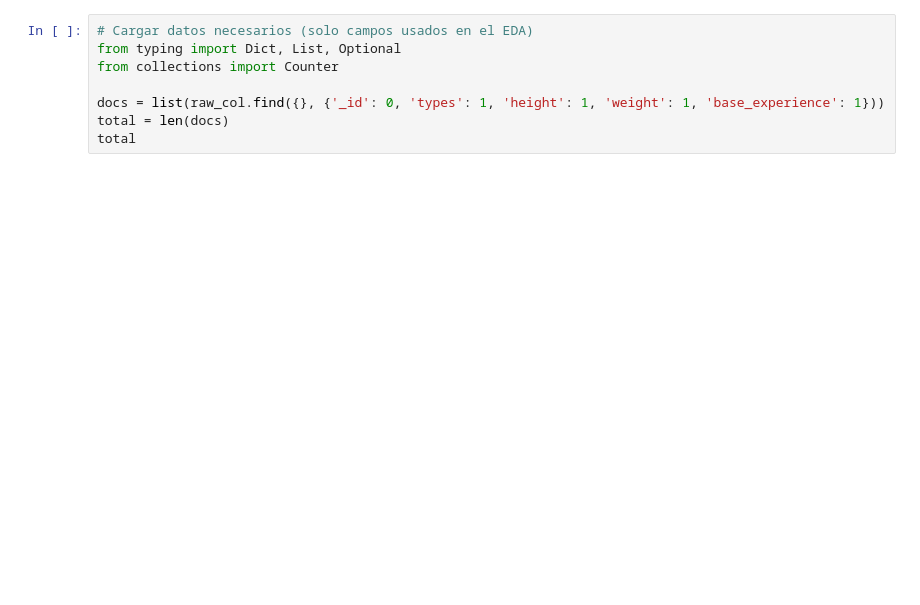
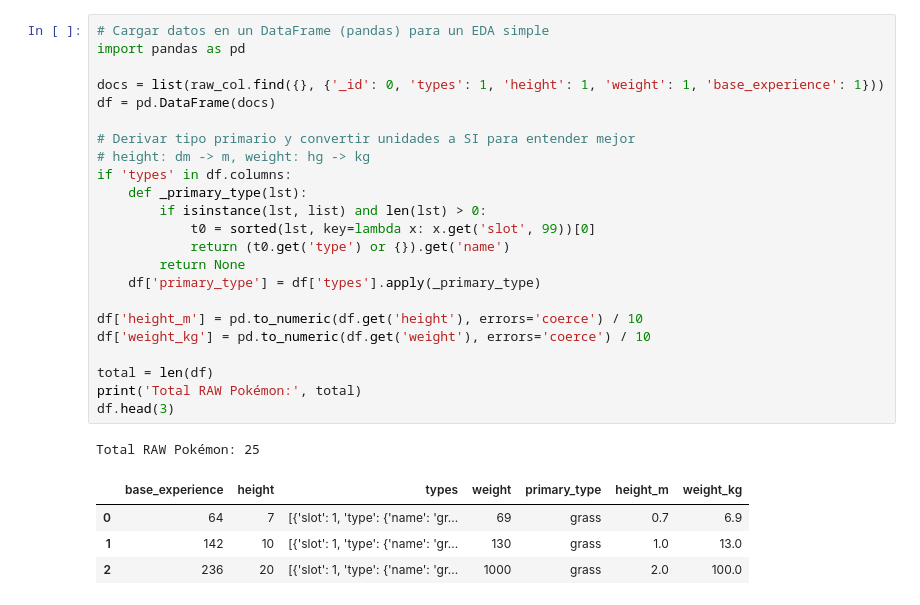
Before and after one commit to NicolasBusch23/taller_4_bases_de_datos, a Jupyter notebook: EDA/RAW_EDA.ipynb, the cells around one changed output. Saved outputs shown, nothing was run; the diff lists cells and outputs as text; blank space fills up the shorter version.

```diff
--- a/EDA/RAW_EDA.ipynb
+++ b/EDA/RAW_EDA.ipynb
@@ -24,9 +29,30 @@ raw_col
 # %%
-# Cargar datos necesarios (solo campos usados en el EDA)
-from typing import Dict, List, Optional
-from collections import Counter
+# Cargar datos en un DataFrame (pandas) para un EDA simple
+import pandas as pd
 
 docs = list(raw_col.find({}, {'_id': 0, 'types': 1, 'height': 1, 'weight': 1, 'base_experience': 1}))
-total = len(docs)
-total
+df = pd.DataFrame(docs)
+
+# Derivar tipo primario y convertir unidades a SI para entender mejor
+# height: dm -> m, weight: hg -> kg
+if 'types' in df.columns:
+    def _primary_type(lst):
+        if isinstance(lst, list) and len(lst) > 0:
+            t0 = sorted(lst, key=lambda x: x.get('slot', 99))[0]
+            return (t0.get('type') or {}).get('name')
+        return None
+    df['primary_type'] = df['types'].apply(_primary_type)
+
+df['height_m'] = pd.to_numeric(df.get('height'), errors='coerce') / 10
+df['weight_kg'] = pd.to_numeric(df.get('weight'), errors='coerce') / 10
+
+total = len(df)
+print('Total RAW Pokémon:', total)
+df.head(3)
+# %% [output]
+Total RAW Pokémon: 25
+|  | base_experience | height | types | weight | primary_type | height_m | weight_kg |
+| 0 | 64 | 7 | [{'slot': 1, 'type': {'name': 'gr... | 69 | grass | 0.7 | 6.9 |
+| 1 | 142 | 10 | [{'slot': 1, 'type': {'name': 'gr... | 130 | grass | 1.0 | 13.0 |
+| 2 | 236 | 20 | [{'slot': 1, 'type': {'name': 'gr... | 1000 | grass | 2.0 | 100.0 |
 # %%
```
Also changed, not shown: parts of 13 cells of this notebook, 4 other files.
